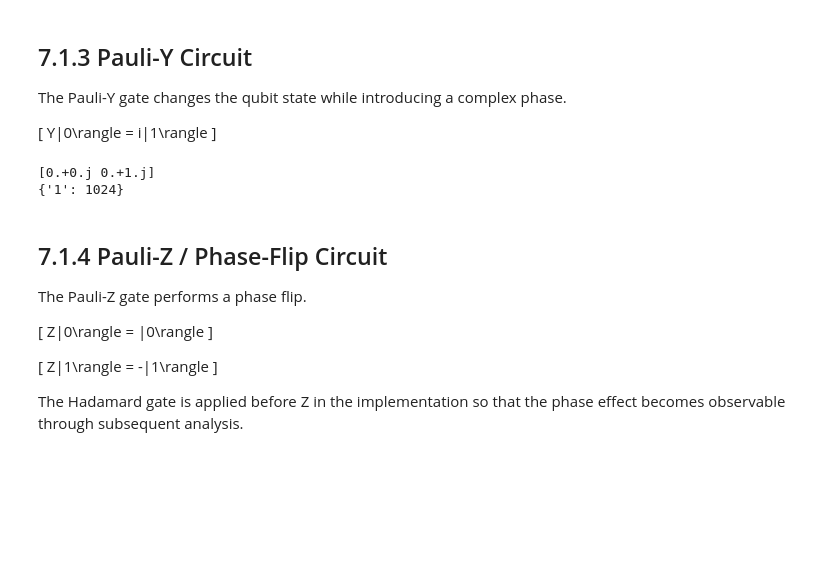
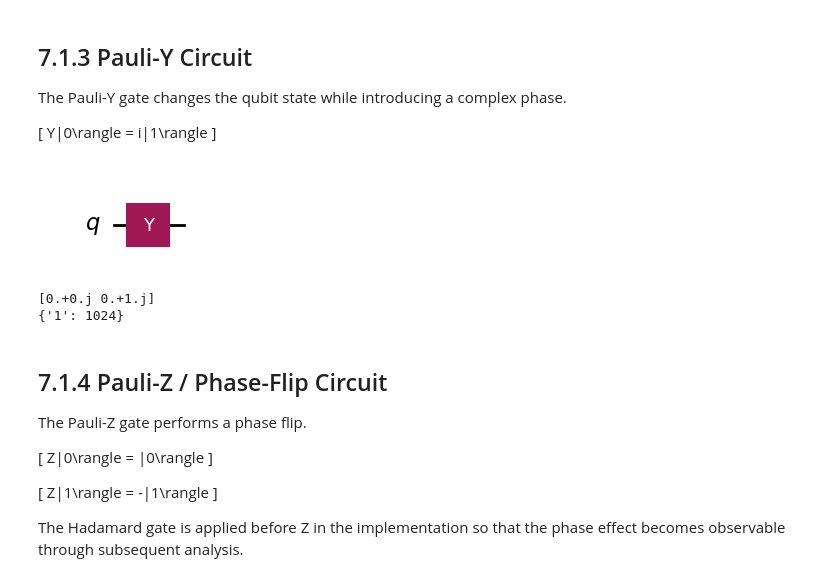
Before and after one commit to Siri800/Quantum_computing, a Jupyter notebook: Quantum_lab1.ipynb, the cells around one changed output. Drawn from its saved outputs; the diff is of its cells as text; code cells hidden in the pictures; blank space fills up the shorter version.

```diff
--- a/Quantum_lab1.ipynb
+++ b/Quantum_lab1.ipynb
@@ -322,10 +326,12 @@ Y|0\rangle = i|1\rangle
 # %%
 qc = QuantumCircuit(1)
 qc.y(0)
+display(qc.draw("mpl"))
 state, counts = simulate_ideal(qc)
 print(state.data)
 print(counts)
 # %% [output]
+[figure, added]
 [0.+0.j 0.+1.j]
 {'1': 1024}
 # %% [markdown]
```
Also changed, not shown: parts of 21 cells of this notebook.
